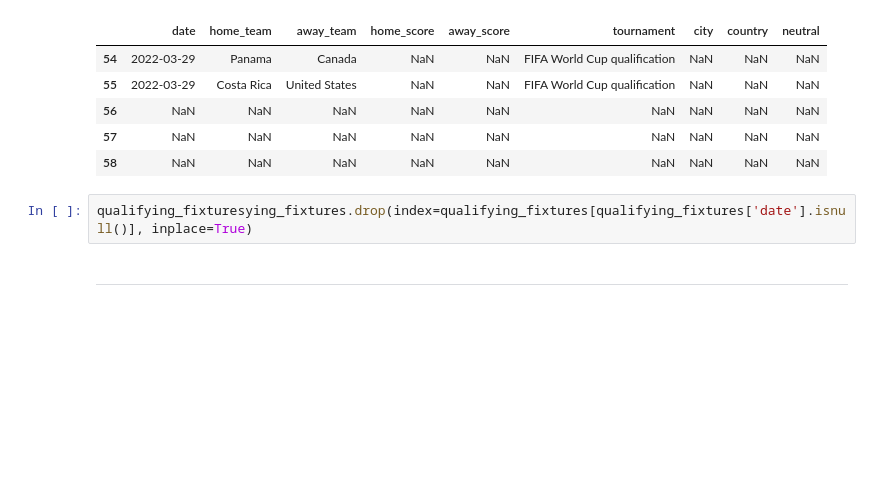
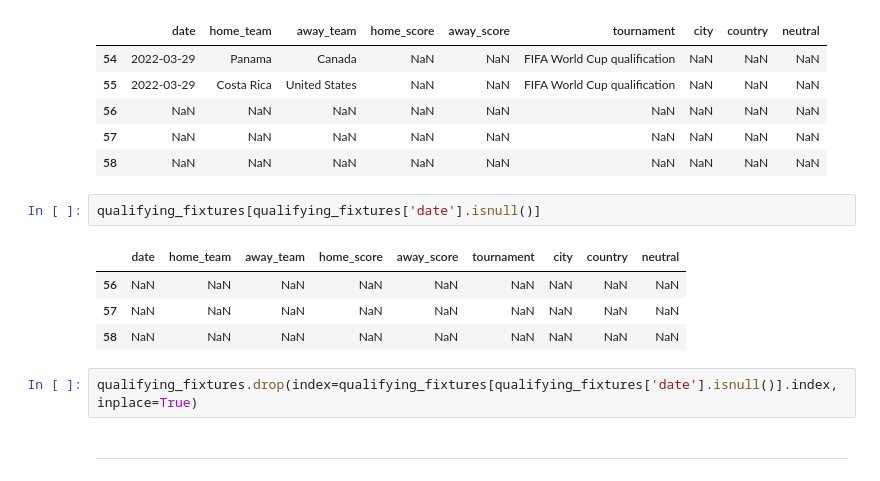
Before and after one commit to ajoneal/world-cup-qualifying-predictor, a Jupyter notebook: data-collection.ipynb, the cells around one changed output. Drawn from its saved outputs; the diff is of its cells as text; blank space fills up the shorter version.

```diff
--- a/data-collection.ipynb
+++ b/data-collection.ipynb
@@ -61,8 +58,15 @@ qualifying_fixtures.tail()
 | 56 | NaN | NaN | NaN | NaN | NaN | NaN | NaN | NaN | NaN |
 | 57 | NaN | NaN | NaN | NaN | NaN | NaN | NaN | NaN | NaN |
 | 58 | NaN | NaN | NaN | NaN | NaN | NaN | NaN | NaN | NaN |
+# %%
+qualifying_fixtures[qualifying_fixtures['date'].isnull()]
+# %% [output]
+|  | date | home_team | away_team | home_score | away_score | tournament | city | country | neutral |
+| 56 | NaN | NaN | NaN | NaN | NaN | NaN | NaN | NaN | NaN |
+| 57 | NaN | NaN | NaN | NaN | NaN | NaN | NaN | NaN | NaN |
+| 58 | NaN | NaN | NaN | NaN | NaN | NaN | NaN | NaN | NaN |
 # %%
-qualifying_fixturesying_fixtures.drop(index=qualifying_fixtures[qualifying_fixtures['date'].isnull()], inplace=True)
+qualifying_fixtures.drop(index=qualifying_fixtures[qualifying_fixtures['date'].isnull()].index, inplace=True)
 # %% [markdown]
 ---
 # %% [markdown]
```
Also changed, not shown: parts of 3 cells of this notebook.
